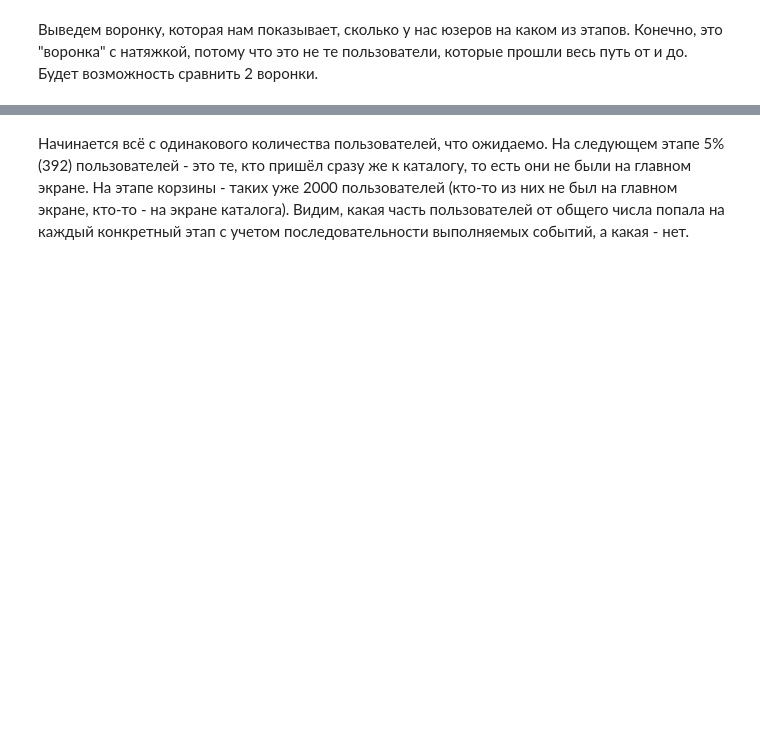
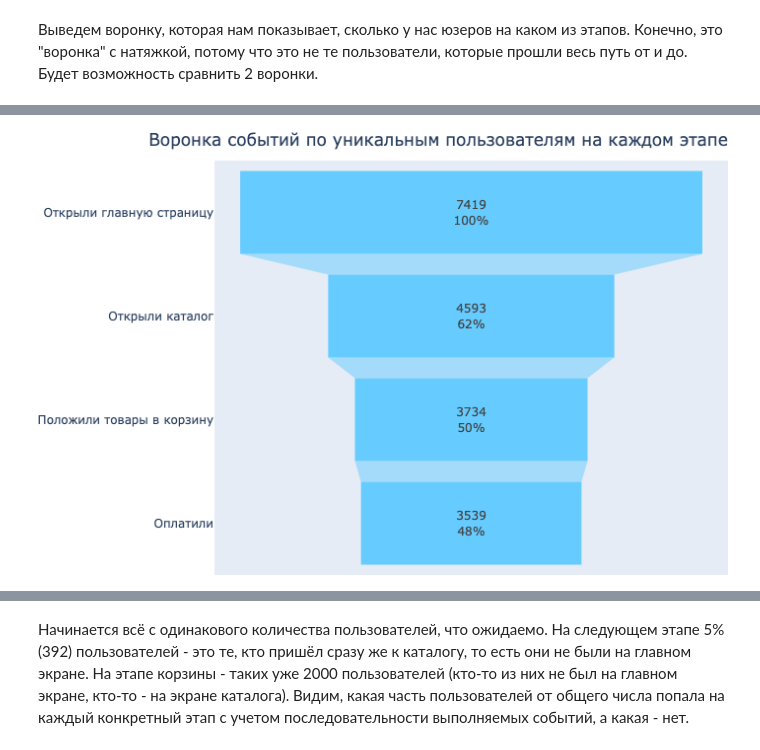
Before and after one commit to just-today/yandex-projects, a Jupyter notebook: mobile_app_AB/mobile_app.ipynb, the cells around one changed output, grey strips where cells are left out. Cells and saved outputs as stored; diff of their text form; code cells hidden in the pictures; blank space fills up the shorter version.

Commit message:
display plotly as png

```diff
--- a/mobile_app_AB/mobile_app.ipynb
+++ b/mobile_app_AB/mobile_app.ipynb
@@ -313,6 +313,9 @@ display(users_count)
 Выведем воронку, которая нам показывает, сколько у нас юзеров на каком из этапов. Конечно, это "воронка" с натяжкой, потому что это не те пользователи, которые прошли весь путь от и до.<br/>
 Будет возможность сравнить 2 воронки.
 # %%
+import plotly.io as pio
+pio.renderers.default = "png"
+
 fig_1 = go.Figure(
     go.Funnel(
         y=[
@@ -329,8 +332,8 @@ fig_1 = go.Figure(
 
 fig_1.update_layout(margin=dict(l=0, r=0, t=30, b=0),
                   height=300,
-                  width=800,
-                  title_text='Воронка событий по уникальным пользователям на каждом этапе', title_x=0.6
+                  width=850,
+                  title_text='Воронка событий по уникальным пользователям на каждом этапе', title_x=0.58
                  )
 
 fig_1.show()
@@ -339,3 +341,4 @@ fig_1.show()
+[figure, added]
 # %%
 users_tutorial = data.pivot_table(
         index='device_id_hash', columns='event_name', values='event_datetime', aggfunc='min'
```
Also changed, not shown: parts of 4 cells of this notebook, 1 other file.
